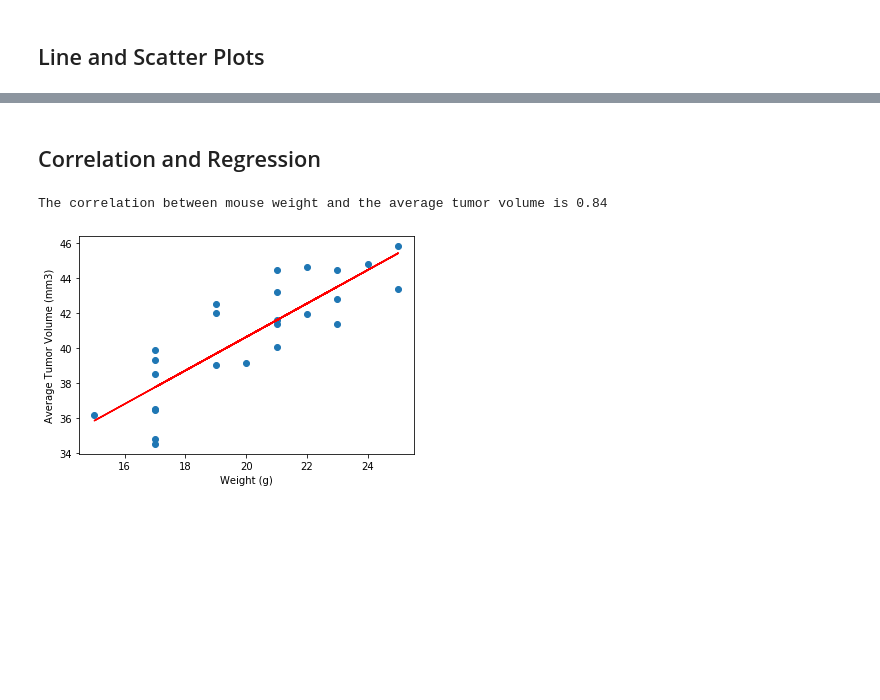
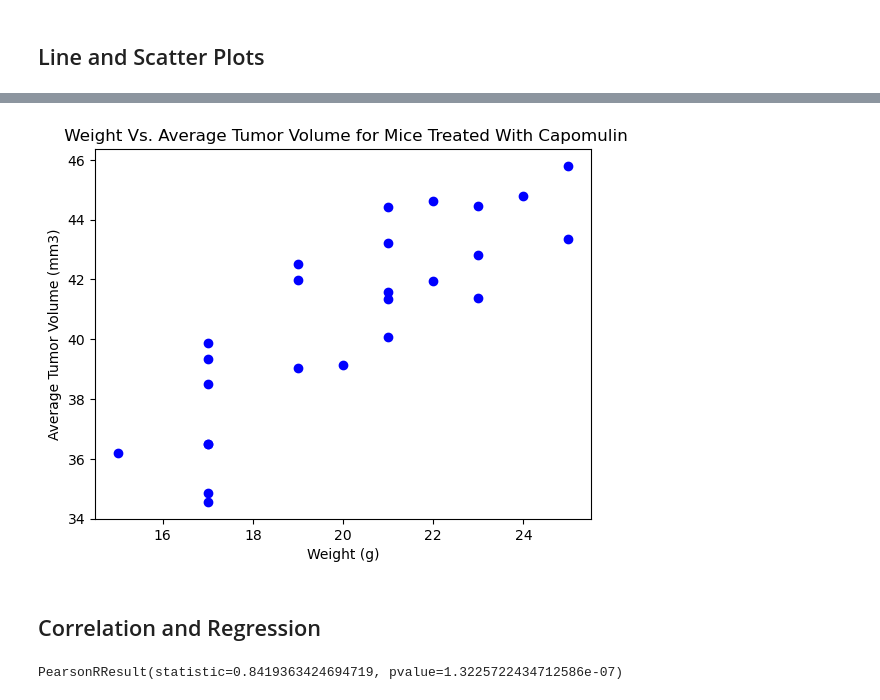
Before and after one commit to Jeremy-Mallory/Week-5-Challenge-MatPlotLib---PyMaceuticals, a Jupyter notebook: Pymaceuticals/pymaceuticals_starter.ipynb, the cells around one changed output, grey strips where cells are left out. Saved outputs shown, nothing was run; the diff lists cells and outputs as text; code cells hidden in the pictures; blank space fills up the shorter version.

```diff
--- a/Pymaceuticals/pymaceuticals_starter.ipynb
+++ b/Pymaceuticals/pymaceuticals_starter.ipynb
@@ -212,0 +187,31 @@ Ceftamin's potential outliers: Series([], Name: Tumor Volume (mm3), dtype: float
+# %%
+# Calculate the final tumor volume of each mouse across four of the treatment regimens:
+# Capomulin, Ramicane, Infubinol, and Ceftamin
+Ramicane = df_cleaned.loc[df_cleaned['Drug Regimen'] == "Ramicane"]
+Infubinol = df_cleaned.loc[df_cleaned['Drug Regimen'] == "Infubinol"]
+Ceftamin = df_cleaned.loc[df_cleaned['Drug Regimen'] == "Ceftamin"]
+Capomulin = df_cleaned.loc[df_cleaned['Drug Regimen'] == "Capomulin"]
+
+# Start by getting the last (greatest) timepoint for each mouse
+Ramicane_last_time = Ramicane.groupby('Mouse ID').max()['Timepoint']
+Ramicane_final_vol = pd.DataFrame(Ramicane_last_time)
+
+Infubinol_last_time = Infubinol.groupby('Mouse ID').max()['Timepoint']
+Infubinol_final_vol = pd.DataFrame(Infubinol_last_time)
+
+Ceftamin_last_time = Ceftamin.groupby('Mouse ID').max()['Timepoint']
+Ceftamin_final_vol = pd.DataFrame(Ceftamin_last_time)
+
+Capomulin_last_time = Capomulin.groupby('Mouse ID').max()['Timepoint']
+Capomulin_final_vol = pd.DataFrame(Capomulin_last_time)
+
+# Merge this group df with the original DataFrame to get the tumor volume at the last timepoint
+Ramicane_df = pd.merge(Ramicane_final_vol, df_cleaned, on=("Mouse ID","Timepoint"),how="left")
+
+Infubinol_df = pd.merge(Infubinol_final_vol, df_cleaned, on=("Mouse ID","Timepoint"),how="left")
+
+Ceftamin_df = pd.merge(Ceftamin_final_vol, df_cleaned, on=("Mouse ID","Timepoint"),how="left")
+
+Capomulin_df = pd.merge(Capomulin_final_vol, df_cleaned, on=("Mouse ID","Timepoint"),how="left")
+
+Ramicane_df.head()
@@ -223,8 +384,22 @@ Ceftamin's potential outliers: Series([], Name: Tumor Volume (mm3), dtype: float
+# %%
+# Generate a scatter plot of average tumor volume vs. mouse weight for the Capomulin regimen
+fig1, ax1 = plt.subplots()
+Capomulin_avg_vol = Capomulin.groupby(['Mouse ID']).mean()
+
+marker_size=10
+plt.scatter(Capomulin_avg_vol['Weight (g)'],Capomulin_avg_vol['Tumor Volume (mm3)'], color="b")
+plt.title(' Weight Vs. Average Tumor Volume for Mice Treated With Capomulin')
+plt.xlabel('Weight (g)')
+plt.ylabel('Average Tumor Volume (mm3)')
+plt.show()
+# %% [output]
+[figure, added]
 # %% [markdown]
 ## Correlation and Regression
 # %%
 # Calculate the correlation coefficient and linear regression model
 # for mouse weight and average tumor volume for the Capomulin regimen
+correlation = st.pearsonr(Capomulin_avg_vol['Weight (g)'], Capomulin_avg_vol['Tumor Volume (mm3)'])
+print(correlation)
 # %% [output]
-The correlation between mouse weight and the average tumor volume is 0.84
+PearsonRResult(statistic=0.8419363424694719, pvalue=1.3225722434712586e-07)
-[figure, removed]
```
Also changed, not shown: parts of 24 cells of this notebook.
